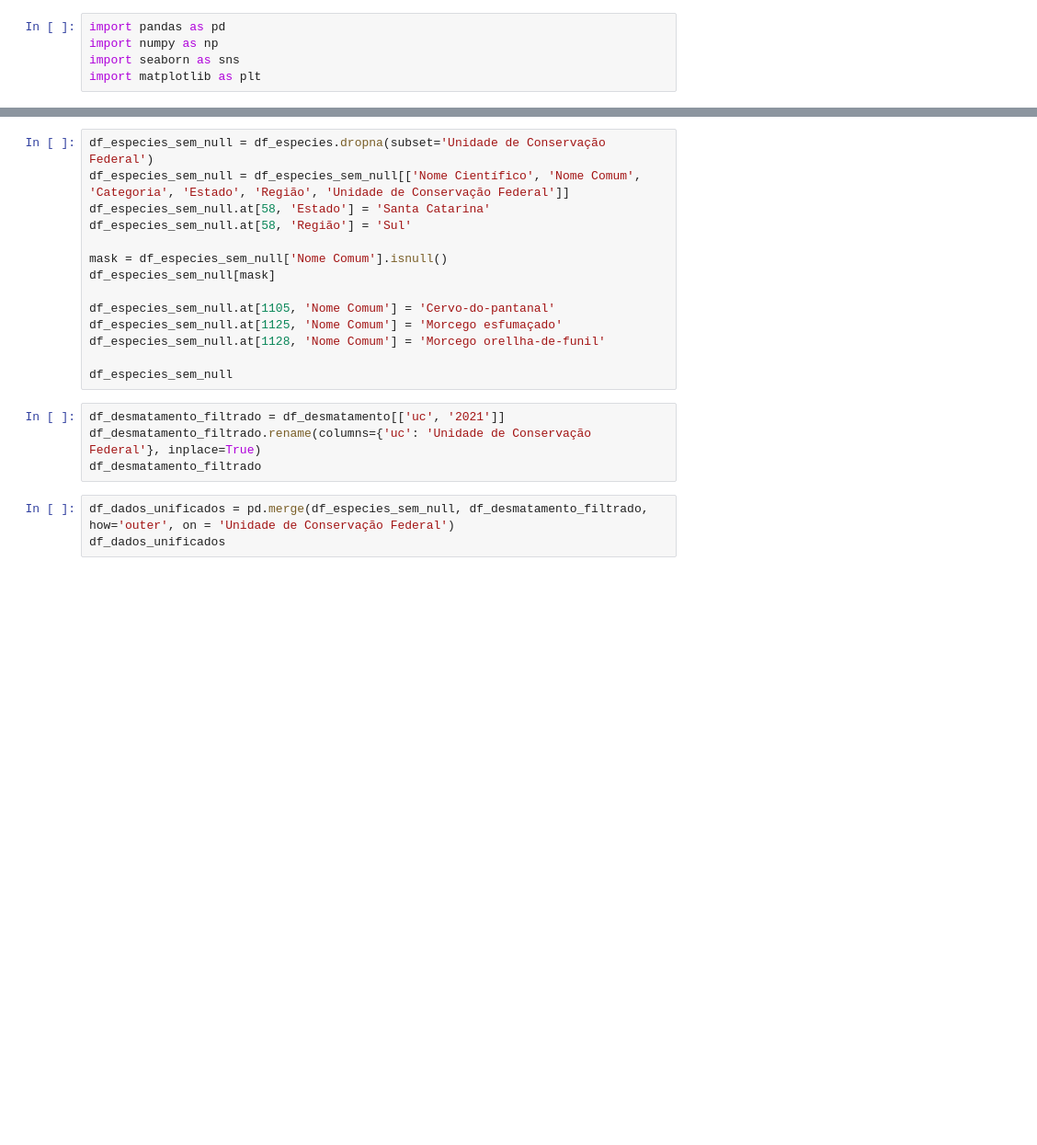
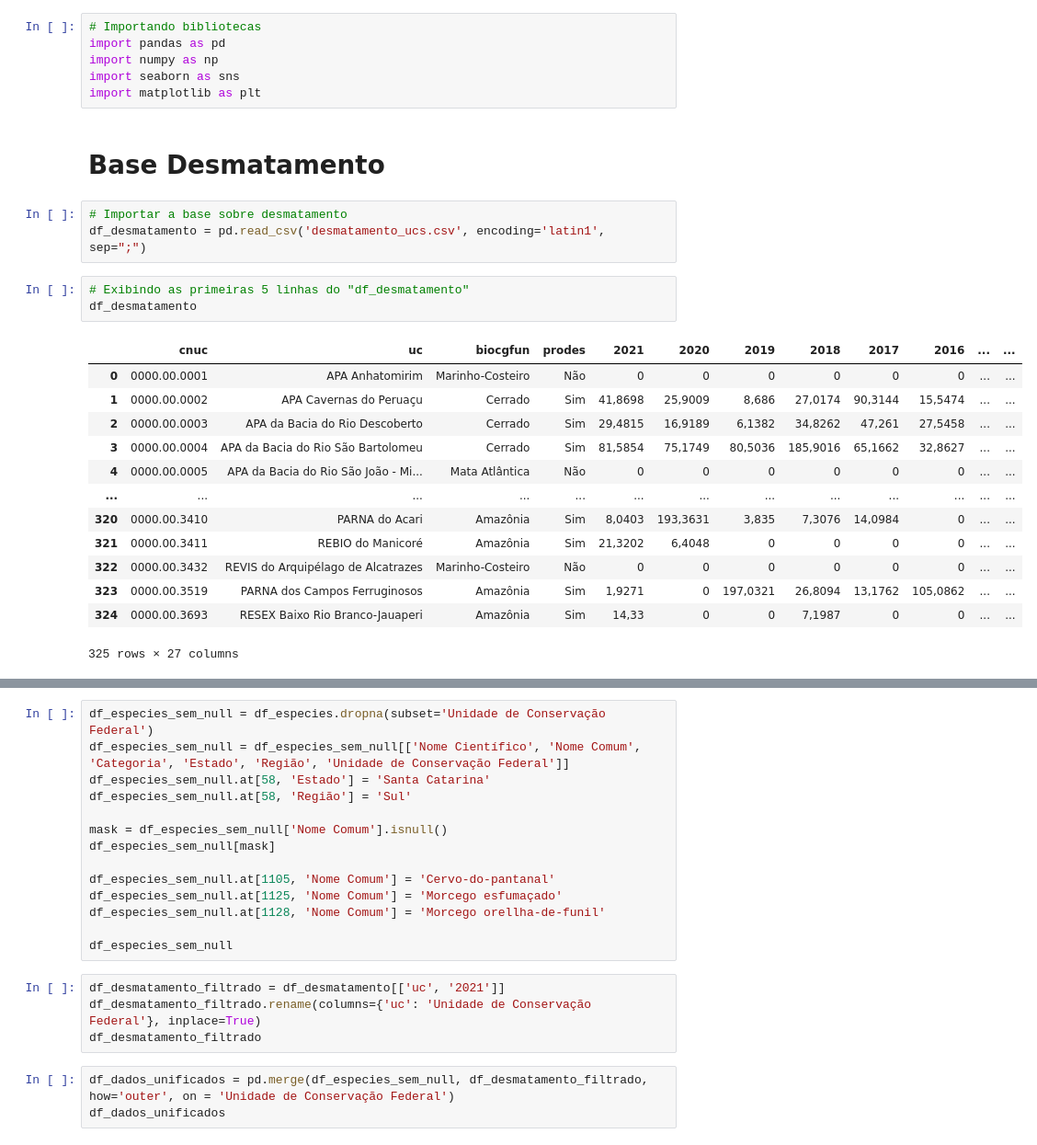
Before and after one commit to Joelson-Ferreira/TecnicasDeProgramacao1, a Jupyter notebook: Analysis - Joe.ipynb, the cells around one changed output, grey strips where cells are left out. Shown at 92% size. Drawn from its saved outputs; the diff is of its cells as text; blank space fills up the shorter version.

Commit message:
Limpeza df_desmatamento

```diff
--- a/Analysis - Joe.ipynb
+++ b/Analysis - Joe.ipynb
@@ -1,5 +1,28 @@
 # %%
+# Importando bibliotecas
 import pandas as pd
 import numpy as np
 import seaborn as sns
 import matplotlib as plt
+# %% [markdown]
+# Base Desmatamento
+# %%
+# Importar a base sobre desmatamento
+df_desmatamento = pd.read_csv('desmatamento_ucs.csv', encoding='latin1', sep=";")
+# %%
+# Exibindo as primeiras 5 linhas do "df_desmatamento"
+df_desmatamento
+# %% [output]
+|  | cnuc | uc | biocgfun | prodes | 2021 | 2020 | 2019 | 2018 | 2017 | 2016 | ... | ... |
+| 0 | 0000.00.0001 | APA Anhatomirim | Marinho-Costeiro | Não | 0 | 0 | 0 | 0 | 0 | 0 | ... | ... |
+| 1 | 0000.00.0002 | APA Cavernas do Peruaçu | Cerrado | Sim | 41,8698 | 25,9009 | 8,686 | 27,0174 | 90,3144 | 15,5474 | ... | ... |
+| 2 | 0000.00.0003 | APA da Bacia do Rio Descoberto | Cerrado | Sim | 29,4815 | 16,9189 | 6,1382 | 34,8262 | 47,261 | 27,5458 | ... | ... |
+| 3 | 0000.00.0004 | APA da Bacia do Rio São Bartolomeu | Cerrado | Sim | 81,5854 | 75,1749 | 80,5036 | 185,9016 | 65,1662 | 32,8627 | ... | ... |
+| 4 | 0000.00.0005 | APA da Bacia do Rio São João - Mi... | Mata Atlântica | Não | 0 | 0 | 0 | 0 | 0 | 0 | ... | ... |
+| ... | ... | ... | ... | ... | ... | ... | ... | ... | ... | ... | ... | ... |
+| 320 | 0000.00.3410 | PARNA do Acari | Amazônia | Sim | 8,0403 | 193,3631 | 3,835 | 7,3076 | 14,0984 | 0 | ... | ... |
+| 321 | 0000.00.3411 | REBIO do Manicoré | Amazônia | Sim | 21,3202 | 6,4048 | 0 | 0 | 0 | 0 | ... | ... |
+| 322 | 0000.00.3432 | REVIS do Arquipélago de Alcatrazes | Marinho-Costeiro | Não | 0 | 0 | 0 | 0 | 0 | 0 | ... | ... |
+| 323 | 0000.00.3519 | PARNA dos Campos Ferruginosos | Amazônia | Sim | 1,9271 | 0 | 197,0321 | 26,8094 | 13,1762 | 105,0862 | ... | ... |
+| 324 | 0000.00.3693 | RESEX Baixo Rio Branco-Jauaperi | Amazônia | Sim | 14,33 | 0 | 0 | 7,1987 | 0 | 0 | ... | ... |
+325 rows × 27 columns
```
Also changed, not shown: parts of 19 cells of this notebook, 2 other files.
